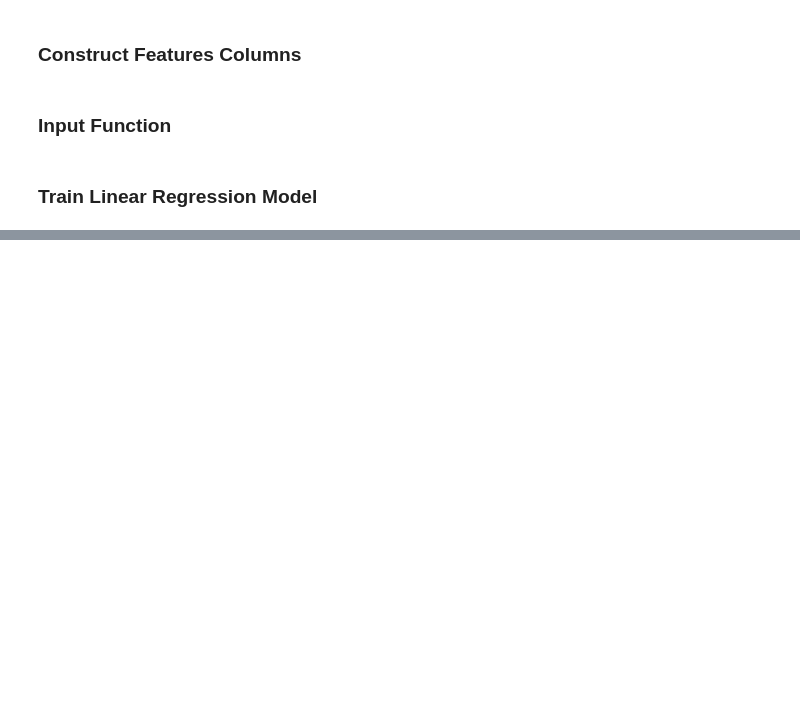
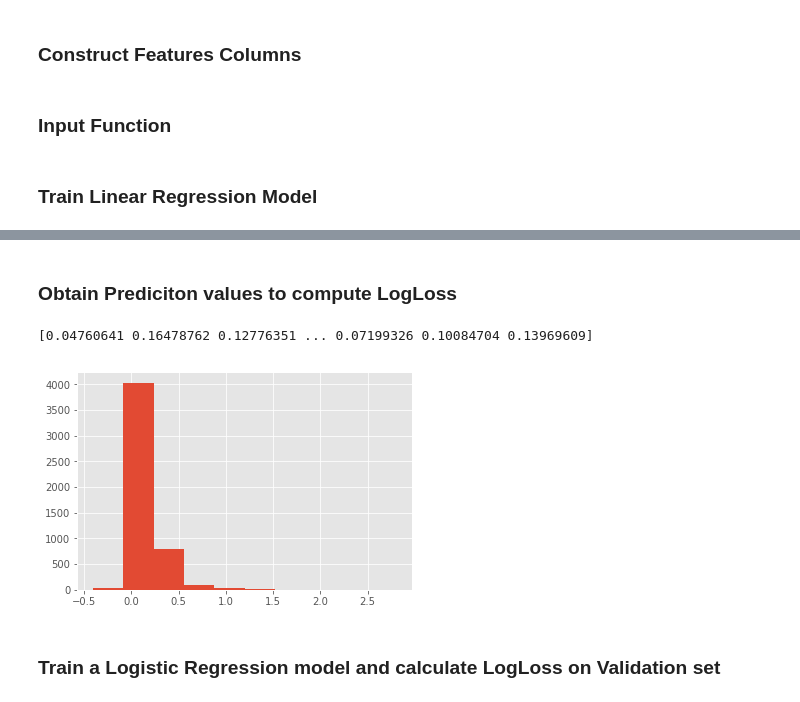
Before and after one commit to acesaif/ml_crash_course, a Jupyter notebook: classification/ml_classification.ipynb, the cells around one changed output, grey strips where cells are left out. Saved outputs shown, nothing was run; the diff lists cells and outputs as text; code cells hidden in the pictures; blank space fills up the shorter version.

Commit message:
debug linear_regression's validation_predictions. Add linear_classifier snippet.

```diff
--- a/classification/ml_classification.ipynb
+++ b/classification/ml_classification.ipynb
@@ -232,0 +233,16 @@ Model training finished.
+# %% [markdown]
+### Obtain Prediciton values to compute LogLoss
+# %%
+predtict_validation_input_fn = lambda: my_input_fn(validation_examples,
+                                                   validation_targets["median_house_value_is_high"],
+                                                   shuffle=False,
+                                                   num_epochs=1)
+validation_predictions = linear_regressor.predict(input_fn=predtict_validation_input_fn)
+validation_predictions = np.array([item['predictions'][0] for item in validation_predictions])
+print(validation_predictions)
+_ = plt.hist(validation_predictions)
+# %% [output]
+[0.04760641 0.16478762 0.12776351 ... 0.07199326 0.10084704 0.13969609]
+[figure, added]
+# %% [markdown]
+### Train a Logistic Regression model and calculate LogLoss on Validation set
```
Also changed, not shown: parts of 4 cells of this notebook.
